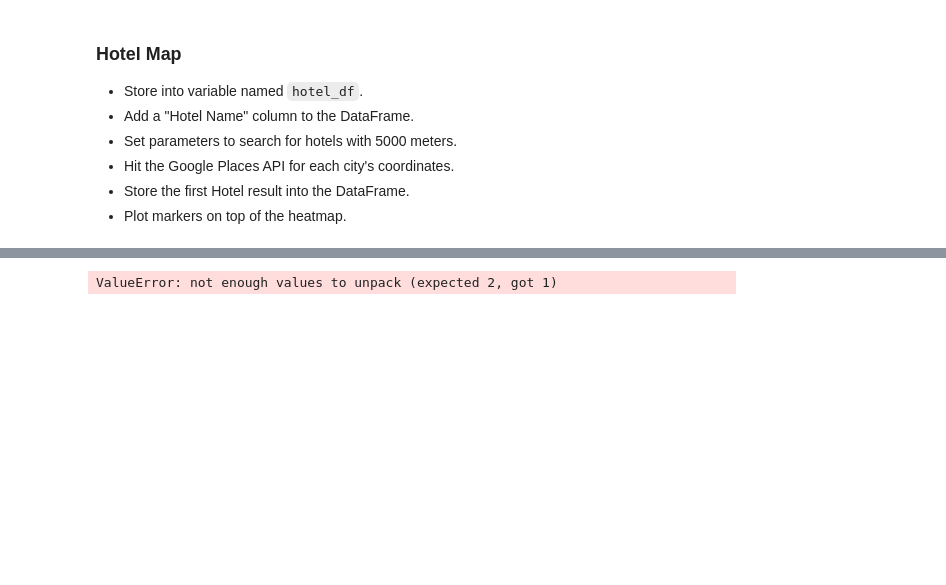
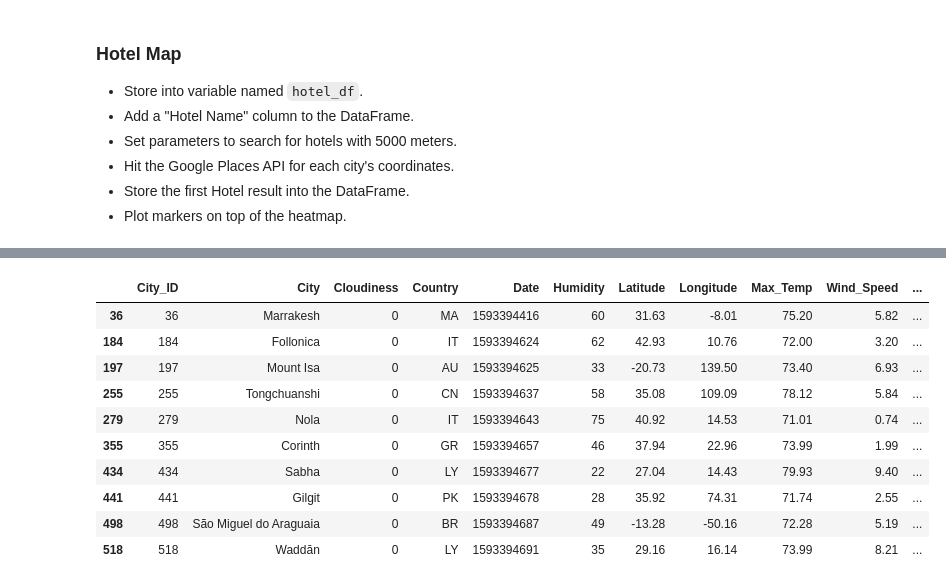
Before and after one commit to apizzo1/python-api-challenge, a Jupyter notebook: VacationPy/VacationPy.ipynb, the cells around one changed output, grey strips where cells are left out. Saved outputs shown, nothing was run; the diff lists cells and outputs as text; code cells hidden in the pictures; blank space fills up the shorter version.

Commit message:
adding markers to vacationPy

```diff
--- a/VacationPy/VacationPy.ipynb
+++ b/VacationPy/VacationPy.ipynb
@@ -126,7 +132,8 @@ params = {
 
 # base url
 base_url = "https://maps.googleapis.com/maps/api/place/nearbysearch/json"
-marker_locations=[]
+marker_lat=[]
+marker_lng = []
 
 for index, row in hotel_df.iterrows():
     lat = row['Latitude']
@@ -136,19 +143,28 @@ for index, row in hotel_df.iterrows():
     hotel_search = requests.get(base_url, params=params)
     hotel_search=hotel_search.json()
     hotel_df.loc[index, "Hotel_Name"] = hotel_search["results"][0]["name"]
-     # Create a map using state centroid coordinates to set markers
-    marker_lat = hotel_search["results"][0]["geometry"]["location"]["lat"]
-    marker_lng = hotel_search["results"][0]["geometry"]["location"]["lng"]
-    marker_locations=(f"{marker_lat},{marker_lng}")
+    marker_lat.append(hotel_search["results"][0]["geometry"]["location"]["lat"])
+    marker_lng.append(hotel_search["results"][0]["geometry"]["location"]["lng"])
 
-# Create a marker_layer using the poverty list to fill the info box
+marker_locations = list(zip(marker_lat,marker_lng))
+
+
+# Using the template add the hotel marks to the heatmap
 fig = gmaps.figure()
-markers = gmaps.marker_layer(marker_locations)
+info_box_template = """
+<dl>
+<dt>Name</dt><dd>{Hotel_Name}</dd>
+<dt>City</dt><dd>{City}</dd>
+<dt>Country</dt><dd>{Country}</dd>
+</dl>
+"""
+markers = gmaps.marker_layer(marker_locations,
+                             info_box_content=[info_box_template.format(**row) for index, row in hotel_df.iterrows()])
+
+# Add marker layer ontop of heat map
+fig.add_layer(heat_layer)
 fig.add_layer(markers)
+
+# Display figure
 fig
-
-# fig = gmaps.figure()
-
-# fig.add_layer(heat_layer)
-# fig.add_layer(bank_layer)
 # %% [output]
@@ -156,24 +171,0 @@ AttributeError: 'str' object has no attribute 'astype'
-# %%
-target_radius = 5000
-loc = "31.63,-8.01"
-target_type = "lodging"
-
-# set up a parameters dictionary
-params = {
-    "radius": target_radius,
-    "type": target_type,
-    "key": g_key,
-    "location":loc
-}
-response = requests.get(base_url, params=params)
-response=response.json()
-
-marker_lat = response["results"][0]["geometry"]["location"]["lat"]
-marker_lng = response["results"][0]["geometry"]["location"]["lng"]
-marker_locations = loc
-fig = gmaps.figure()
-markers = gmaps.marker_layer(marker_locations)
-fig.add_layer(markers)
-fig
-# %% [output]
-ValueError: not enough values to unpack (expected 2, got 1)
@@ -199,0 +172,15 @@ locations = hotel_df[["Lat", "Lng"]]
+# %%
+#show completed dataframe
+hotel_df
+# %% [output]
+|  | City_ID | City | Cloudiness | Country | Date | Humidity | Latitude | Longitude | Max_Temp | Wind_Speed | ... |
+| 36 | 36 | Marrakesh | 0 | MA | 1593394416 | 60 | 31.63 | -8.01 | 75.20 | 5.82 | ... |
+| 184 | 184 | Follonica | 0 | IT | 1593394624 | 62 | 42.93 | 10.76 | 72.00 | 3.20 | ... |
+| 197 | 197 | Mount Isa | 0 | AU | 1593394625 | 33 | -20.73 | 139.50 | 73.40 | 6.93 | ... |
+| 255 | 255 | Tongchuanshi | 0 | CN | 1593394637 | 58 | 35.08 | 109.09 | 78.12 | 5.84 | ... |
+| 279 | 279 | Nola | 0 | IT | 1593394643 | 75 | 40.92 | 14.53 | 71.01 | 0.74 | ... |
+| 355 | 355 | Corinth | 0 | GR | 1593394657 | 46 | 37.94 | 22.96 | 73.99 | 1.99 | ... |
+| 434 | 434 | Sabha | 0 | LY | 1593394677 | 22 | 27.04 | 14.43 | 79.93 | 9.40 | ... |
+| 441 | 441 | Gilgit | 0 | PK | 1593394678 | 28 | 35.92 | 74.31 | 71.74 | 2.55 | ... |
+| 498 | 498 | São Miguel do Araguaia | 0 | BR | 1593394687 | 49 | -13.28 | -50.16 | 72.28 | 5.19 | ... |
+| 518 | 518 | Waddān | 0 | LY | 1593394691 | 35 | 29.16 | 16.14 | 73.99 | 8.21 | ... |
```
Also changed, not shown: parts of 4 cells of this notebook.
